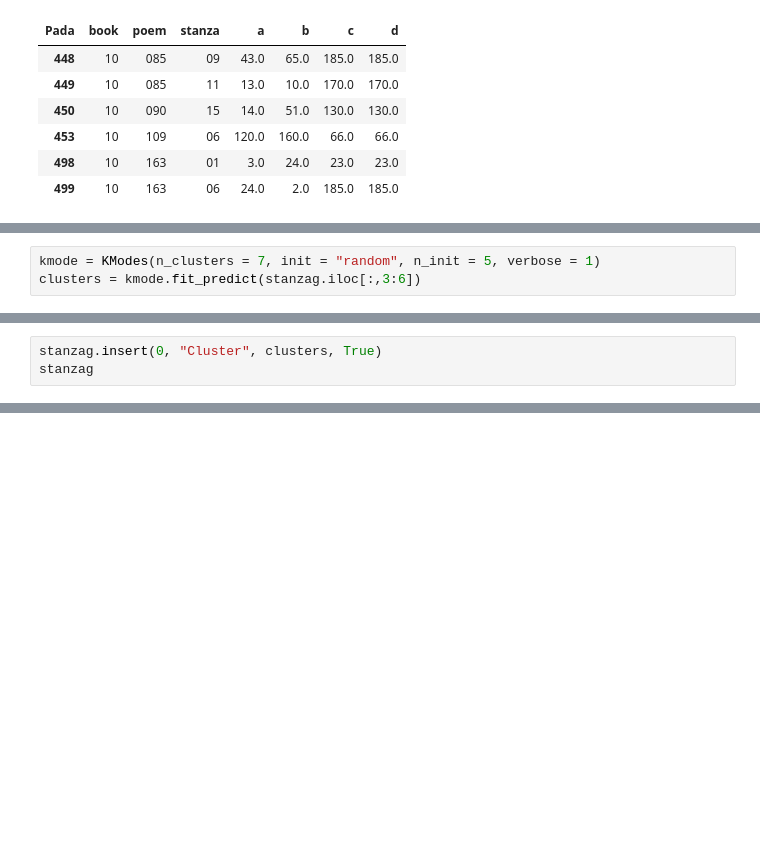
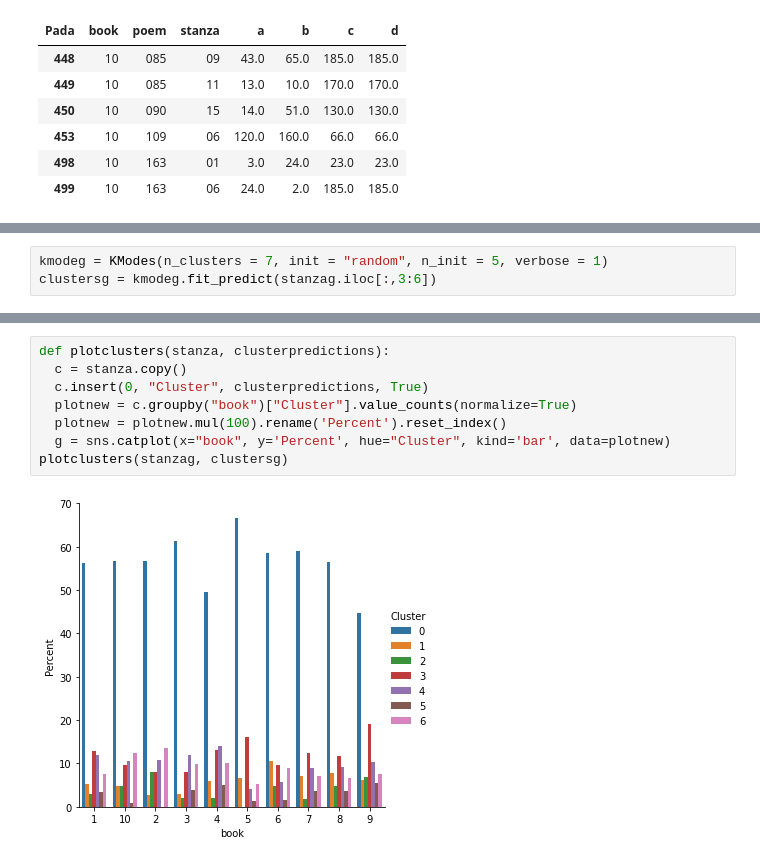
Before and after one commit to leglessbeggar/Statistical-Consulting, a Jupyter notebook: KModes.ipynb, the cells around one changed output, grey strips where cells are left out. Saved outputs shown, nothing was run; the diff lists cells and outputs as text; blank space fills up the shorter version.

```diff
--- a/KModes.ipynb
+++ b/KModes.ipynb
@@ -127,6 +183,6 @@ plt.show()
 # %%
-kmode = KModes(n_clusters = 7, init = "random", n_init = 5, verbose = 1)
-clusters = kmode.fit_predict(stanzag.iloc[:,3:6])
+kmodeg = KModes(n_clusters = 7, init = "random", n_init = 5, verbose = 1)
+clustersg = kmodeg.fit_predict(stanzag.iloc[:,3:6])
 # %% [output]
 Init: initializing centroids
 Init: initializing clusters
@@ -148,3 +203,0 @@ Best run was number 4
-# %%
-stanzag.insert(0, "Cluster", clusters, True)
-stanzag
@@ -166,0 +238,10 @@ labels = np.unique(clusters)
+# %%
+def plotclusters(stanza, clusterpredictions):
+  c = stanza.copy()
+  c.insert(0, "Cluster", clusterpredictions, True)
+  plotnew = c.groupby("book")["Cluster"].value_counts(normalize=True)
+  plotnew = plotnew.mul(100).rename('Percent').reset_index()
+  g = sns.catplot(x="book", y='Percent', hue="Cluster", kind='bar', data=plotnew)
+plotclusters(stanzag, clustersg)
+# %% [output]
+[figure, added]
```
Also changed, not shown: parts of 17 cells of this notebook.
